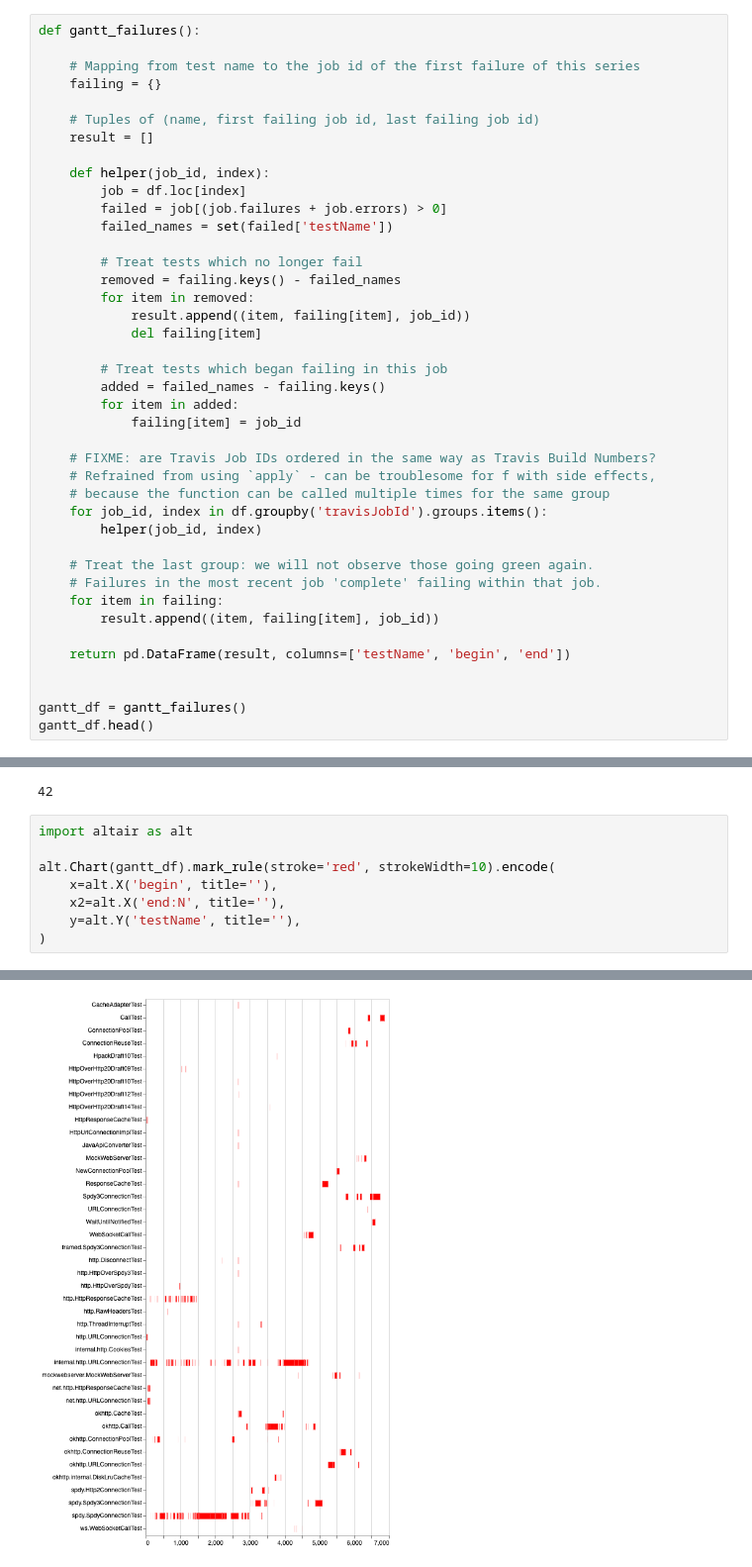
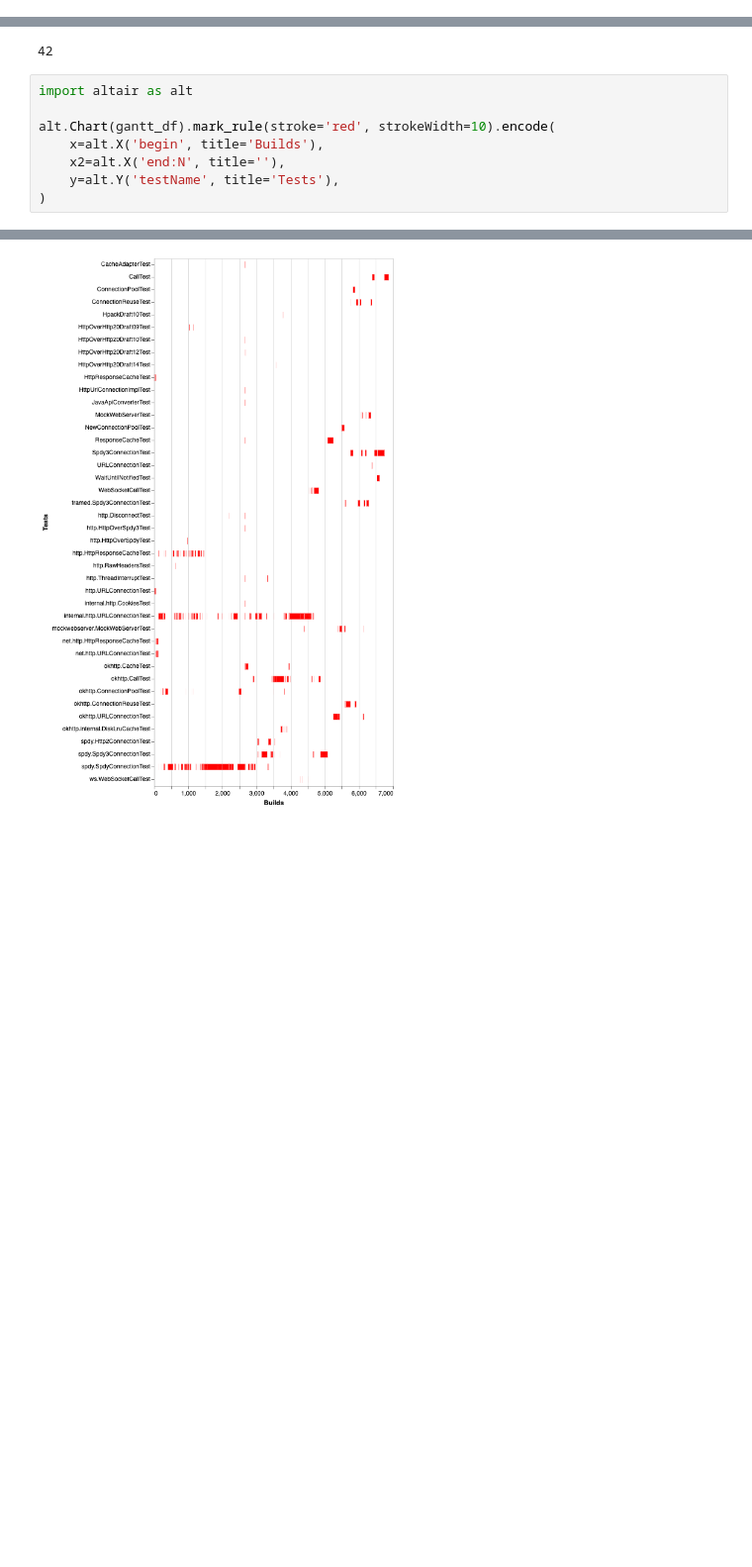
Before and after one commit to f4lco/testmining, a Jupyter notebook: notebook/Gantt Chart.ipynb, the cells around one changed output, grey strips where cells are left out. Shown at 99% size. Saved outputs shown, nothing was run; the diff lists cells and outputs as text; blank space fills up the shorter version.

Commit message:
Fix Gantt chart and add axis labels

```diff
--- a/notebook/Gantt Chart.ipynb
+++ b/notebook/Gantt Chart.ipynb
@@ -20,44 +20,3 @@ df.head()
 len(df[(df.errors + df.failures) > 0].testName.unique())
 # %% [output]
 42
-# %%
-def gantt_failures():
-
-    # Mapping from test name to the job id of the first failure of this series
-    failing = {}
-
-    # Tuples of (name, first failing job id, last failing job id)
-    result = []
-
-    def helper(job_id, index):
-        job = df.loc[index]
-        failed = job[(job.failures + job.errors) > 0]
-        failed_names = set(failed['testName'])
-
-        # Treat tests which no longer fail
-        removed = failing.keys() - failed_names
-        for item in removed:
-            result.append((item, failing[item], job_id))
-            del failing[item]
-
-        # Treat tests which began failing in this job
-        added = failed_names - failing.keys()
-        for item in added:
-            failing[item] = job_id
-
-    # FIXME: are Travis Job IDs ordered in the same way as Travis Build Numbers?
-    # Refrained from using `apply` - can be troublesome for f with side effects,
-    # because the function can be called multiple times for the same group
-    for job_id, index in df.groupby('travisJobId').groups.items():
-        helper(job_id, index)
-
-    # Treat the last group: we will not observe those going green again.
-    # Failures in the most recent job 'complete' failing within that job.
-    for item in failing:
-        result.append((item, failing[item], job_id))
-
-    return pd.DataFrame(result, columns=['testName', 'begin', 'end'])
-
-
-gantt_df = gantt_failures()
-gantt_df.head()
@@ -122,14 +74,14 @@ len(gantt_df['testName'].unique())
 # %%
 import altair as alt
 
 alt.Chart(gantt_df).mark_rule(stroke='red', strokeWidth=10).encode(
-    x=alt.X('begin', title=''),
+    x=alt.X('begin', title='Builds'),
     x2=alt.X('end:N', title=''),
-    y=alt.Y('testName', title=''),
+    y=alt.Y('testName', title='Tests'),
 )
 # %% [output]
 [interactive output not drawn]
-[figure, old version]
+[figure, new version]
 # %%
 tests = pd.Series(gantt_df['testName'].unique()).sort_values().tail(20)
 tests
```
Also changed, not shown: parts of 4 cells of this notebook.
